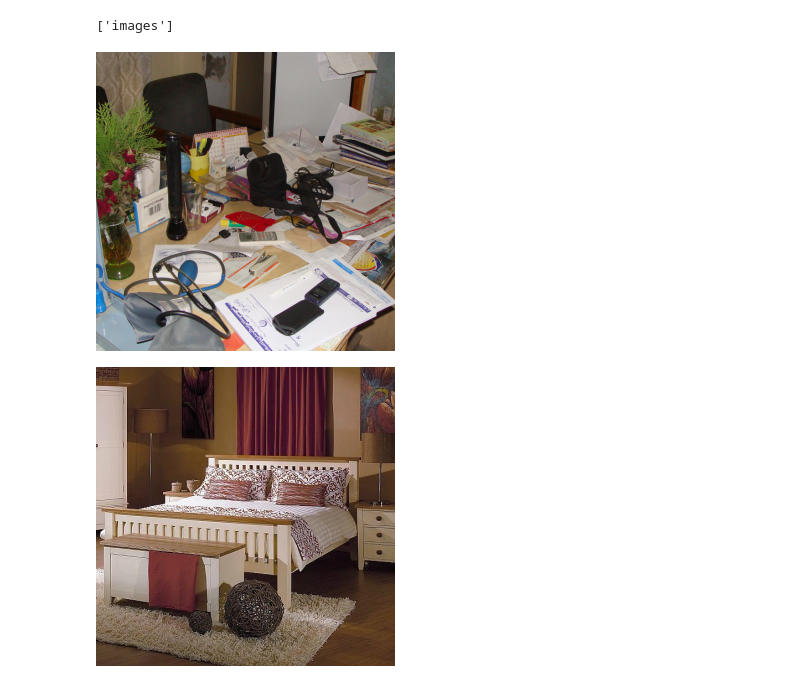
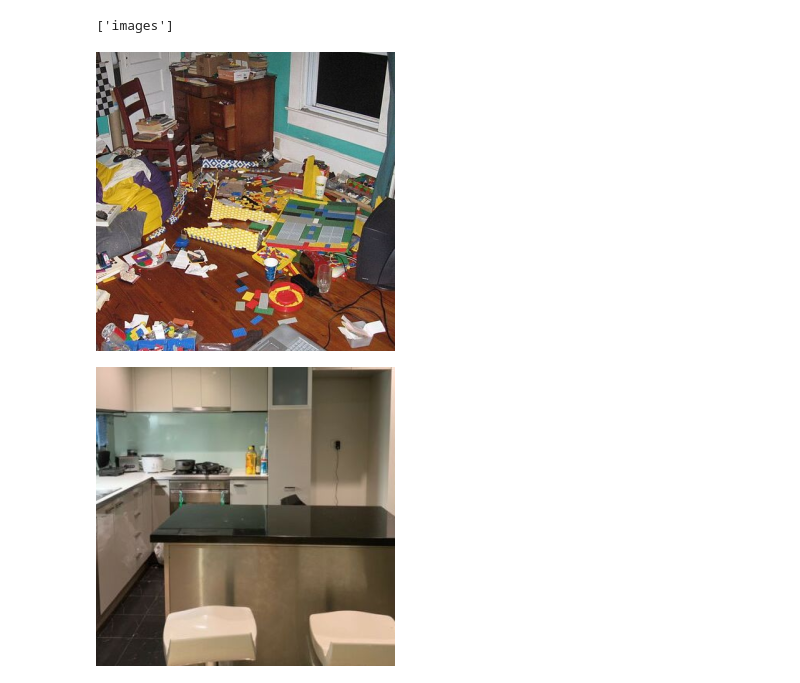
Before and after one commit to tankien76/CS232.K21, a Jupyter notebook: Room.ipynb, the cells around one changed output. Drawn from its saved outputs; the diff is of its cells as text; code cells hidden in the pictures.

```diff
--- a/Room.ipynb
+++ b/Room.ipynb
@@ -33,11 +38,11 @@ image_size = 128
 # %%
-Image.open("dataset/images/train/messy/73.png")
+Image.open("dataset/images/train/messy/22.png")
 # %% [output]
-[figure, old version]
+[figure, new version]
 # %%
-Image.open("dataset/images/train/clean/73.png")
+Image.open("dataset/images/train/clean/22.png")
 # %% [output]
-[figure, old version]
+[figure, new version]
 # %%
 for image in tqdm(os.listdir(train_messy)):
     path = os.path.join(train_messy, image)
```
Also changed, not shown: parts of 12 cells of this notebook.
